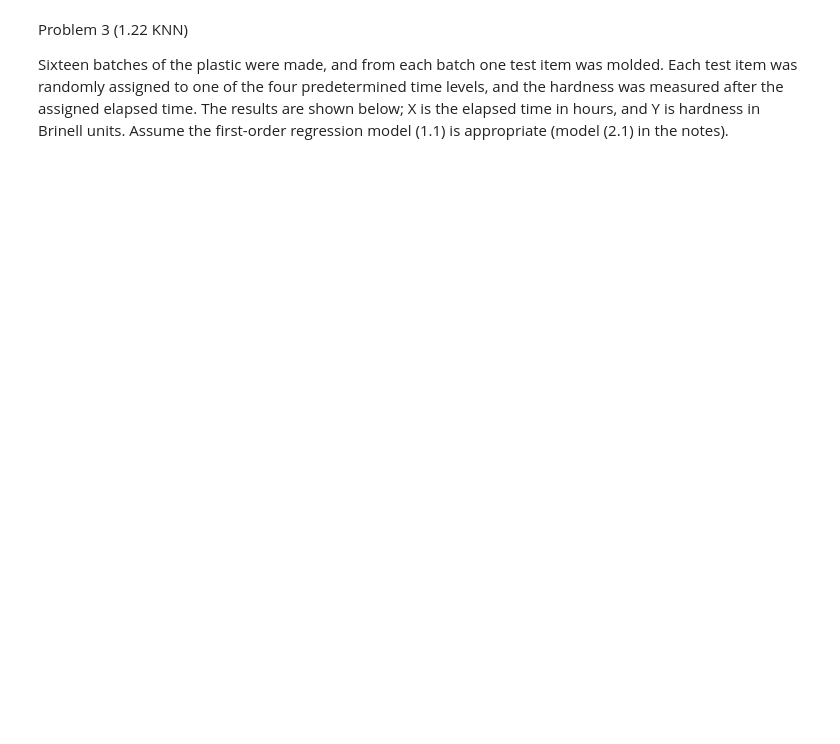
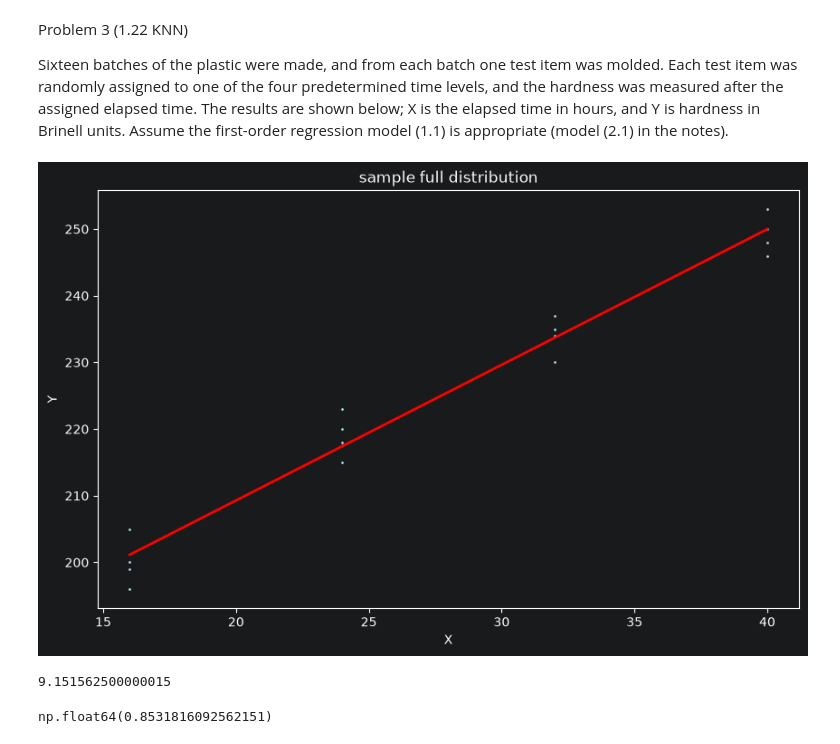
Before and after one commit to hansenlin/stat5205, a Jupyter notebook: homeworks/homework-01.ipynb, the cells around one changed output. Saved outputs shown, nothing was run; the diff lists cells and outputs as text; code cells hidden in the pictures; blank space fills up the shorter version.

```diff
--- a/homeworks/homework-01.ipynb
+++ b/homeworks/homework-01.ipynb
@@ -22,3 +32,35 @@ plt.show()
 Problem 3 (1.22 KNN)
 
 Sixteen batches of the plastic were made, and from each batch one test item was molded. Each test item was randomly assigned to one of the four predetermined time levels, and the hardness was measured after the assigned elapsed time. The results are shown below; X is the elapsed time in hours, and Y is hardness in Brinell units. Assume the first-order regression model (1.1) is appropriate (model (2.1) in the notes).
+# %%
+y = np.array([199.0, 205.0, 196.0, 200.0, 218.0, 220.0, 215.0, 223.0, 237.0, 234.0, 235.0, 230.0, 250.0, 248.0, 253.0, 246.0])
+x = np.array([16, 16, 16, 16, 24, 24, 24, 24, 32, 32, 32, 32, 40, 40, 40, 40])
+
+
+ols_model = LinearRegression()
+ols_model.fit(x.reshape(-1, 1), y)
+
+a = np.linspace(16, 40, 100).reshape(-1, 1)
+b = ols_model.predict(a)
+# %%
+fig, ax = plt.subplots(figsize=(10, 6))
+
+ax.plot(a, b, label="Y(0)", color="red", linewidth=2)
+ax.scatter(x, y, c='lightblue', s=1)
+ax.set_title("sample full distribution")
+ax.set_xlabel("X")
+ax.set_ylabel("Y")
+plt.show()
+# %% [output]
+[figure, added]
+# %%
+y_pred = ols_model.predict(x.reshape(-1, 1))
+mse = mean_squared_error(y, y_pred)
+mse
+# %% [output]
+9.151562500000015
+# %%
+r = np.corrcoef(X, Y)[0, 1]
+r
+# %% [output]
+np.float64(0.8531816092562151)
```
Also changed, not shown: parts of 4 cells of this notebook, 2 other files.
